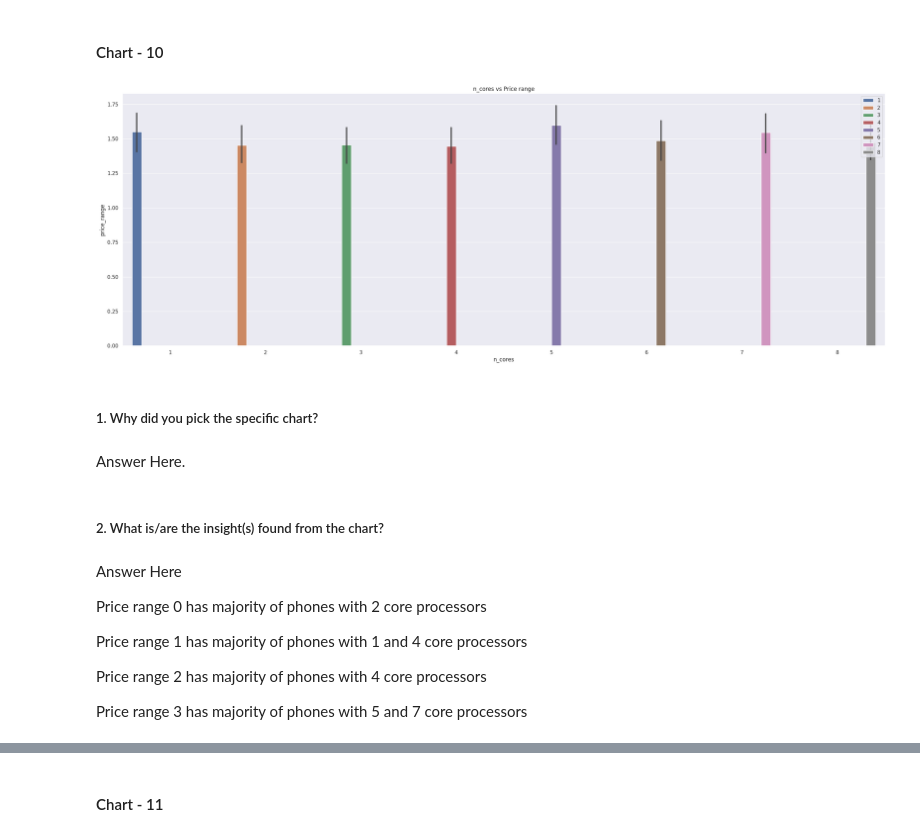
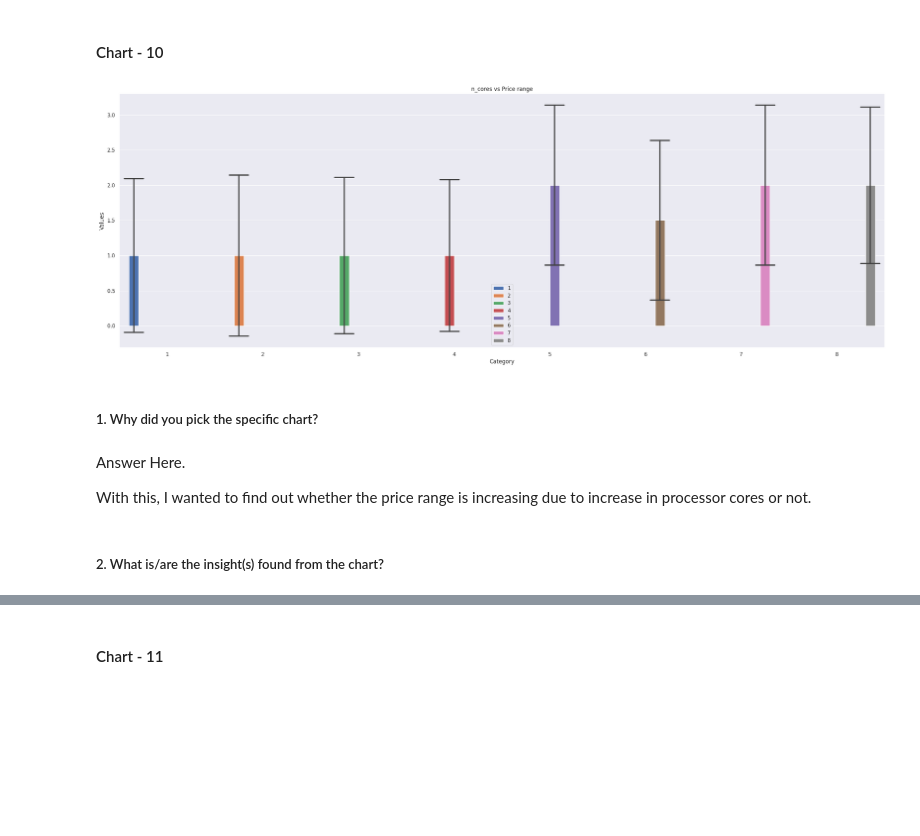
Before and after one commit to Manoharjha333/Mobile-price-range-prediction-classification, a Jupyter notebook: Mobile_price_range_prediction_classification.ipynb, the cells around one changed output, grey strips where cells are left out. Drawn from its saved outputs; the diff is of its cells as text; code cells hidden in the pictures; blank space fills up the shorter version.

```diff
--- a/Mobile_price_range_prediction_classification.ipynb
+++ b/Mobile_price_range_prediction_classification.ipynb
@@ -743,34 +743,43 @@ Looking at this data, it seems that the increase in price range also plays an im
 # %%
 # Chart - 10 visualization code
 
 plt.figure(figsize=(30, 10))
 #sns.barplot(data=df, x='price_range', hue='n_cores' )
 
 sns.barplot(
     x='n_cores',
     y='price_range',
     hue='n_cores',
     data=df,
+    order=None,
+    hue_order=None,
+    estimator=np.median,
+    ci='sd',
+    n_boot=1000,
+    units=None,
+    orient='v',
+    color=None,
+    palette=None,
+    saturation=100,
+    errcolor='0.26',
+    errwidth=None,
+    capsize=0.2,
+    dodge=True,
+    ax=None,
 )
 
 plt.title("n_cores vs Price range")
-plt.legend(loc='upper right')
+plt.xlabel('Category')
+plt.ylabel('Values')
+plt.legend(loc='lower center')
 plt.show()
 # %% [output]
-[figure, old version]
+[figure, new version]
 # %% [markdown]
 ##### 1. Why did you pick the specific chart?
-# %% [markdown]
-Answer Here.
+# %% [markdown]
+Answer Here.
+
+With this, I wanted to find out whether the price range is increasing due to increase in processor cores or not.
 # %% [markdown]
 ##### 2. What is/are the insight(s) found from the chart?
-# %% [markdown]
-Answer Here
-
-Price range 0 has majority of phones with 2 core processors
-
-Price range 1 has majority of phones with 1 and 4 core processors
-
-Price range 2 has majority of phones with 4 core processors
-
-Price range 3 has majority of phones with 5 and 7 core processors
```
Also changed, not shown: parts of 29 cells of this notebook.
